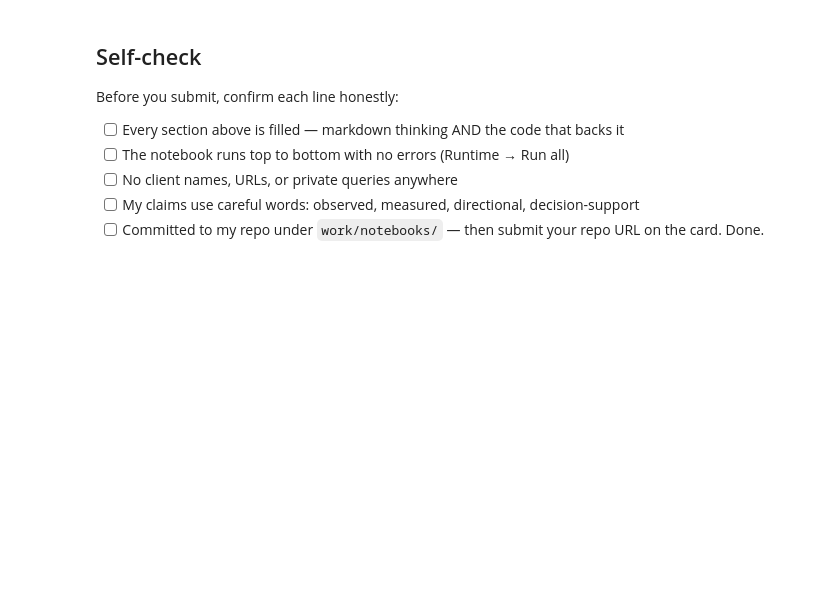
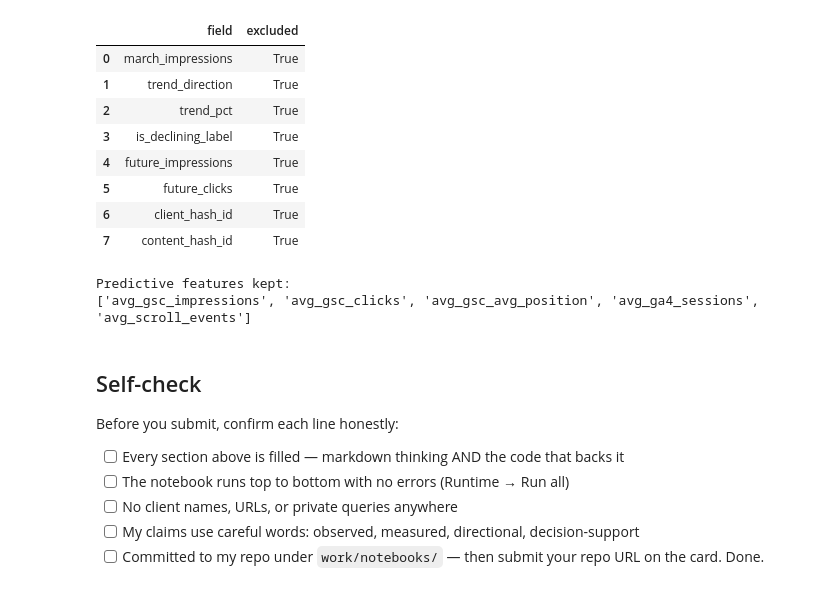
Before and after one commit to Srinadh2314/srinadh-flyrank-intership, a Jupyter notebook: work/notebooks/w03_feature_leakage_check.ipynb, the cells around one changed output. Drawn from its saved outputs; the diff is of its cells as text; code cells hidden in the pictures; blank space fills up the shorter version.

```diff
--- a/work/notebooks/w03_feature_leakage_check.ipynb
+++ b/work/notebooks/w03_feature_leakage_check.ipynb
@@ -37,3 +281,37 @@ This skeleton is yours to fill. Work the sections **in order** — each one has
+# %%
+
+excluded_fields = [
+    "march_impressions",
+    "trend_direction",
+    "trend_pct",
+    "is_declining_label",
+    "future_impressions",
+    "future_clicks",
+    "client_hash_id",
+    "content_hash_id"
+]
+
+excluded_reasons = pd.DataFrame({
+    "field": excluded_fields,
+    "excluded": [True] * len(excluded_fields)
+})
+
+display(excluded_reasons)
+
+print("Predictive features kept:")
+print(honest_features)
+# %% [output]
+|  | field | excluded |
+| 0 | march_impressions | True |
+| 1 | trend_direction | True |
+| 2 | trend_pct | True |
+| 3 | is_declining_label | True |
+| 4 | future_impressions | True |
+| 5 | future_clicks | True |
+| 6 | client_hash_id | True |
+| 7 | content_hash_id | True |
+Predictive features kept:
+['avg_gsc_impressions', 'avg_gsc_clicks', 'avg_gsc_avg_position', 'avg_ga4_sessions', 'avg_scroll_events']
 # %% [markdown]
 ## Self-check
 
```
Also changed, not shown: parts of 17 cells of this notebook.
